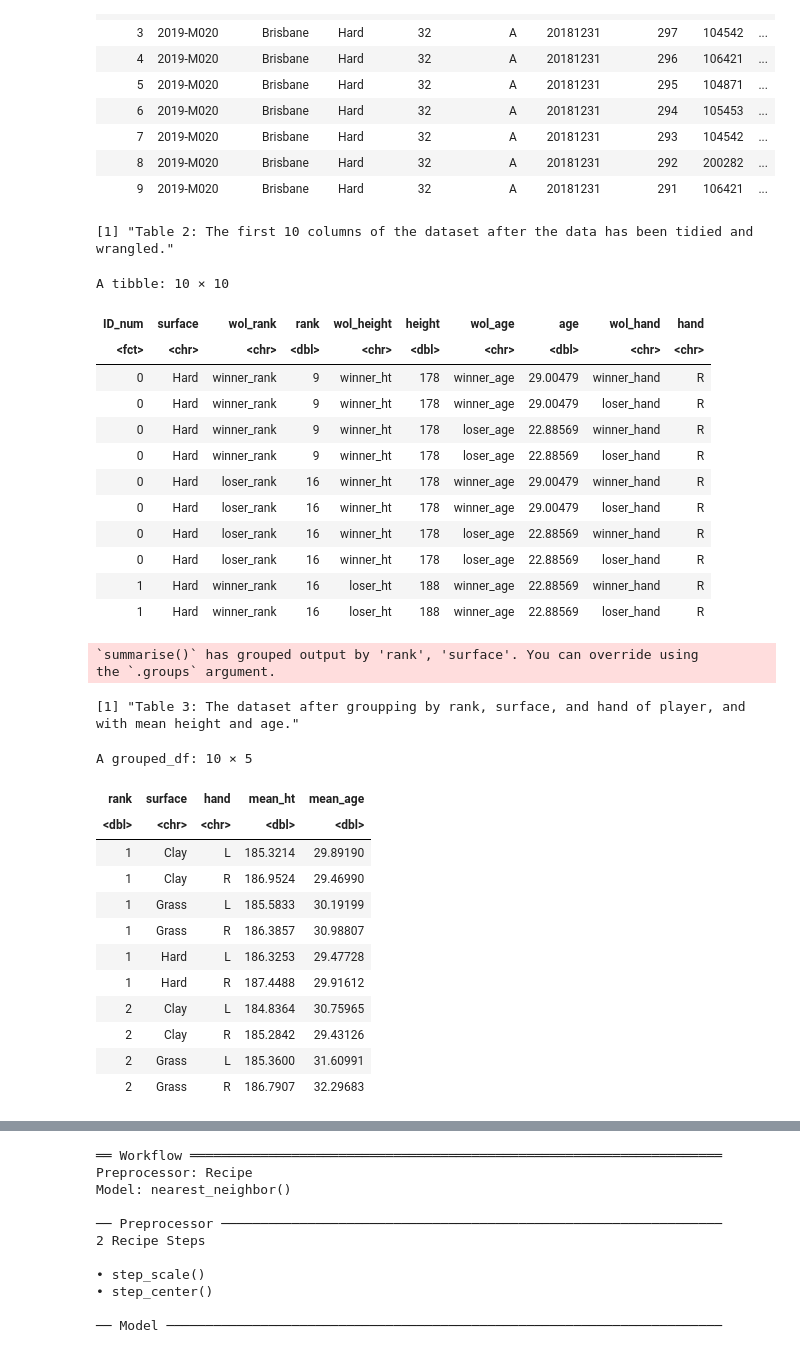
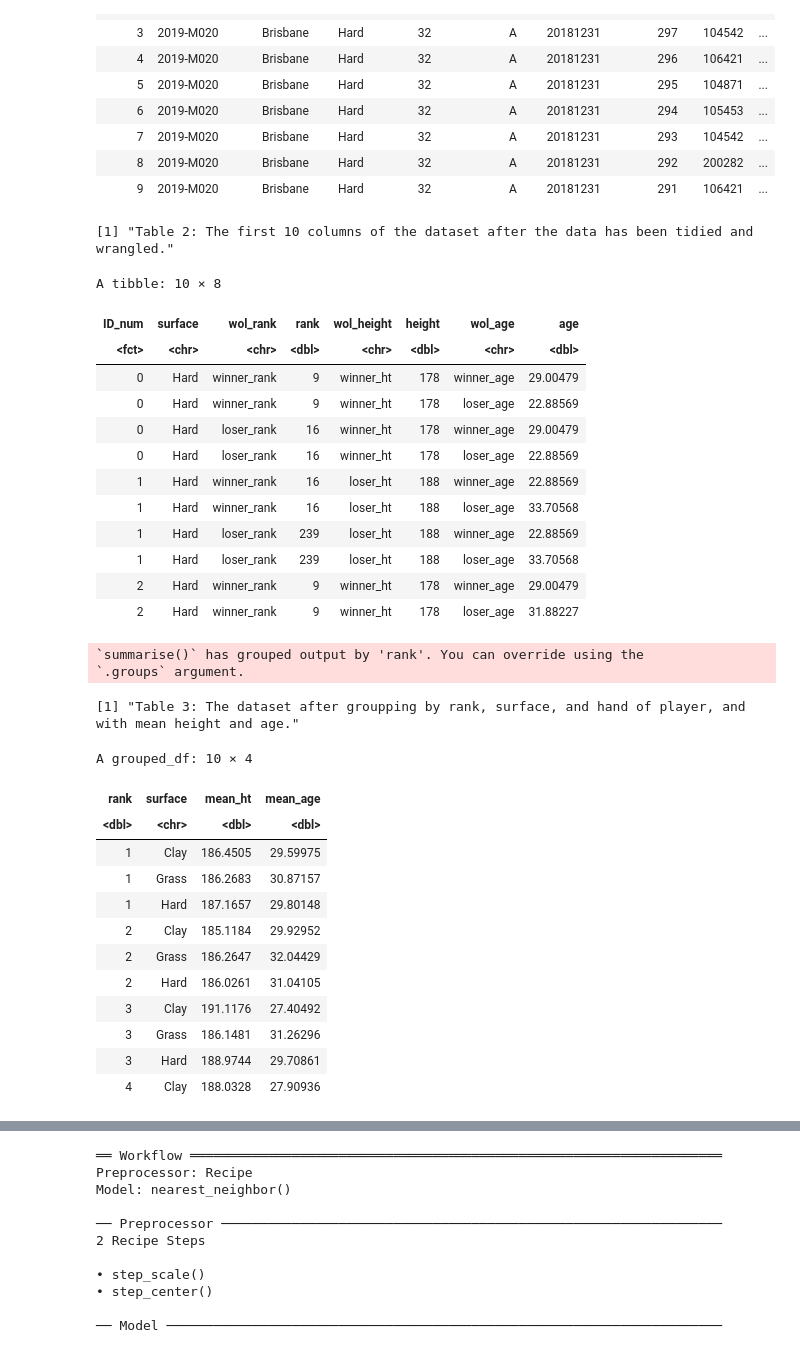
Before and after one commit to KatieSwan/DSCI100_GroupProject, a Jupyter notebook: Project_Report.ipynb, the cells around one changed output, grey strips where cells are left out. Cells and saved outputs as stored; diff of their text form; code cells hidden in the pictures.

```diff
--- a/Project_Report.ipynb
+++ b/Project_Report.ipynb
@@ -72,68 +72,66 @@ A tibble: 10 × 50
 # %%
 # Selecting only for rows needed in our data analysis:
 tennis_smaller <- tennis|>
-    select(ID_num,winner_hand,winner_ht,winner_age, winner_rank,surface, loser_hand,loser_ht, loser_age, loser_rank)|>
-    mutate(ID_num = as_factor(ID_num), winner_hand = as_factor(winner_hand)) # Mutating ID_num and winner_hand into factor columns.
+    select(ID_num, winner_ht,winner_age, winner_rank,surface, loser_ht, loser_age, loser_rank)|>
+    mutate(ID_num = as_factor(ID_num)) # Mutating ID_num into factor columns.
 # Combining winner and loser data into one column:
 tennis_pivot <- tennis_smaller |>
     pivot_longer(cols = c("winner_rank", "loser_rank"),
                      names_to = "wol_rank",
                      values_to = "rank") |>
     pivot_longer(cols = c("winner_ht", "loser_ht"),
                      names_to = "wol_height",
                      values_to = "height") |>
     pivot_longer(cols = c("winner_age", "loser_age"),
                      names_to = "wol_age",
-                     values_to = "age") |>
-    pivot_longer(cols = c("winner_hand", "loser_hand"),
-                     names_to = "wol_hand",
-                     values_to = "hand")
+                     values_to = "age")
+
 # Filtering all NA datas, unknown hand and surface
 tennis_filtered <- tennis_pivot |>
                     drop_na() |>
-                    filter(hand != "U" & surface != "None")
+                    filter(surface != "None")
 print("Table 2: The first 10 columns of the dataset after the data has been tidied and wrangled.")
 head(tennis_filtered, 10) # Displaying the top 10 columns.
 # %% [output]
 [1] "Table 2: The first 10 columns of the dataset after the data has been tidied and wrangled."
-A tibble: 10 × 10
+A tibble: 10 × 8
-| ID_num | surface | wol_rank | rank | wol_height | height | wol_age | age | wol_hand | hand |
-| <fct> | <chr> | <chr> | <dbl> | <chr> | <dbl> | <chr> | <dbl> | <chr> | <chr> |
-| 0 | Hard | winner_rank | 9 | winner_ht | 178 | winner_age | 29.00479 | winner_hand | R |
-| 0 | Hard | winner_rank | 9 | winner_ht | 178 | winner_age | 29.00479 | loser_hand | R |
-| 0 | Hard | winner_rank | 9 | winner_ht | 178 | loser_age | 22.88569 | winner_hand | R |
-| 0 | Hard | winner_rank | 9 | winner_ht | 178 | loser_age | 22.88569 | loser_hand | R |
-| 0 | Hard | loser_rank | 16 | winner_ht | 178 | winner_age | 29.00479 | winner_hand | R |
-| 0 | Hard | loser_rank | 16 | winner_ht | 178 | winner_age | 29.00479 | loser_hand | R |
-| 0 | Hard | loser_rank | 16 | winner_ht | 178 | loser_age | 22.88569 | winner_hand | R |
-| 0 | Hard | loser_rank | 16 | winner_ht | 178 | loser_age | 22.88569 | loser_hand | R |
-| 1 | Hard | winner_rank | 16 | loser_ht | 188 | winner_age | 22.88569 | winner_hand | R |
-| 1 | Hard | winner_rank | 16 | loser_ht | 188 | winner_age | 22.88569 | loser_hand | R |
+| ID_num | surface | wol_rank | rank | wol_height | height | wol_age | age |
+| <fct> | <chr> | <chr> | <dbl> | <chr> | <dbl> | <chr> | <dbl> |
+| 0 | Hard | winner_rank | 9 | winner_ht | 178 | winner_age | 29.00479 |
+| 0 | Hard | winner_rank | 9 | winner_ht | 178 | loser_age | 22.88569 |
+| 0 | Hard | loser_rank | 16 | winner_ht | 178 | winner_age | 29.00479 |
+| 0 | Hard | loser_rank | 16 | winner_ht | 178 | loser_age | 22.88569 |
+| 1 | Hard | winner_rank | 16 | loser_ht | 188 | winner_age | 22.88569 |
+| 1 | Hard | winner_rank | 16 | loser_ht | 188 | loser_age | 33.70568 |
+| 1 | Hard | loser_rank | 239 | loser_ht | 188 | winner_age | 22.88569 |
+| 1 | Hard | loser_rank | 239 | loser_ht | 188 | loser_age | 33.70568 |
+| 2 | Hard | winner_rank | 9 | winner_ht | 178 | winner_age | 29.00479 |
+| 2 | Hard | winner_rank | 9 | winner_ht | 178 | loser_age | 31.88227 |
 # %%
 # Groupping by rank, surface, and hand, then finding mean height and age.
 tennis_mean <- tennis_filtered|>
-    group_by(rank, surface, hand) |>
+    group_by(rank, surface) |>
     summarize(mean_ht = mean(height, na.rm = TRUE), mean_age = mean(age))
 # Displaying only the top 10 columns due to space constraints:
 print("Table 3: The dataset after groupping by rank, surface, and hand of player, and with mean height and age.")
 head(tennis_mean, 10)
 # %% [output]
-`summarise()` has grouped output by 'rank', 'surface'. You can override using
-the `.groups` argument.
+`summarise()` has grouped output by 'rank'. You can override using the
+`.groups` argument.
 [1] "Table 3: The dataset after groupping by rank, surface, and hand of player, and with mean height and age."
-A grouped_df: 10 × 5
+A grouped_df: 10 × 4
-| rank | surface | hand | mean_ht | mean_age |
-| <dbl> | <chr> | <chr> | <dbl> | <dbl> |
-| 1 | Clay | L | 185.3214 | 29.89190 |
-| 1 | Clay | R | 186.9524 | 29.46990 |
-| 1 | Grass | L | 185.5833 | 30.19199 |
-| 1 | Grass | R | 186.3857 | 30.98807 |
-| 1 | Hard | L | 186.3253 | 29.47728 |
-| 1 | Hard | R | 187.4488 | 29.91612 |
-| 2 | Clay | L | 184.8364 | 30.75965 |
-| 2 | Clay | R | 185.2842 | 29.43126 |
-| 2 | Grass | L | 185.3600 | 31.60991 |
-| 2 | Grass | R | 186.7907 | 32.29683 |
+| rank | surface | mean_ht | mean_age |
+| <dbl> | <chr> | <dbl> | <dbl> |
+| 1 | Clay | 186.4505 | 29.59975 |
+| 1 | Grass | 186.2683 | 30.87157 |
+| 1 | Hard | 187.1657 | 29.80148 |
+| 2 | Clay | 185.1184 | 29.92952 |
+| 2 | Grass | 186.2647 | 32.04429 |
+| 2 | Hard | 186.0261 | 31.04105 |
+| 3 | Clay | 191.1176 | 27.40492 |
+| 3 | Grass | 186.1481 | 31.26296 |
+| 3 | Hard | 188.9744 | 29.70861 |
+| 4 | Clay | 188.0328 | 27.90936 |
 # %%
 # Splitting our data 75/25 into training and testing data:
 tennis_split <- initial_split(tennis_mean, prop = 0.75, strata = rank )
```
Also changed, not shown: parts of 6 cells of this notebook.
